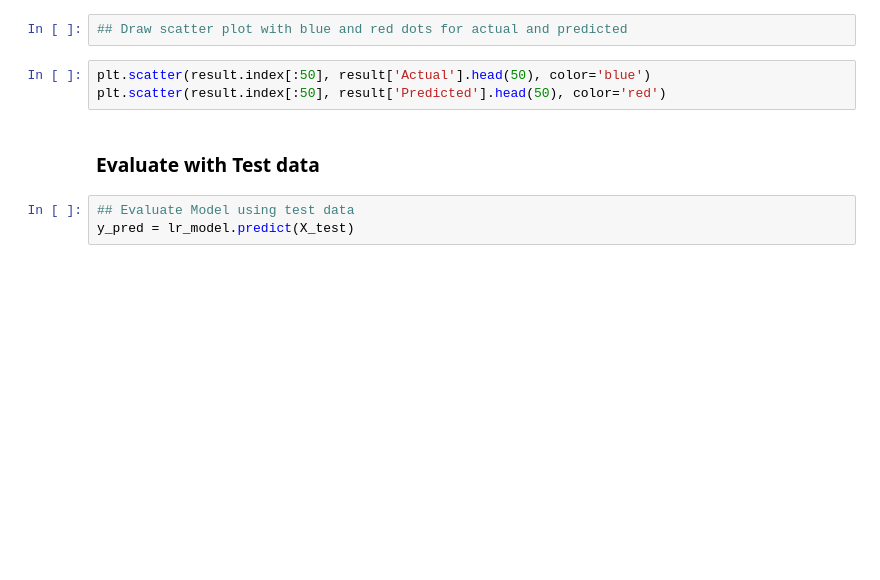
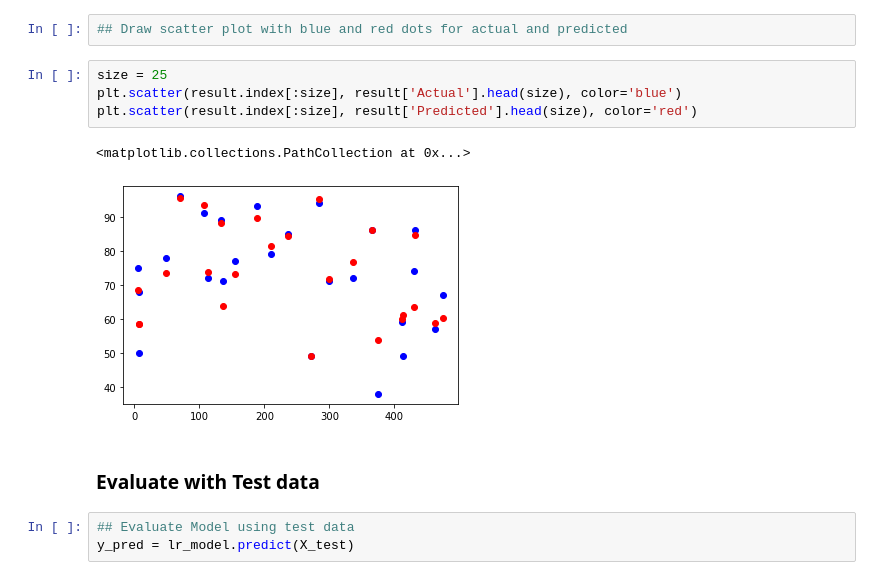
Before and after one commit to srikanthpragada/DS_28_SEP_2020, a Jupyter notebook: admission/admission.ipynb, the cells around one changed output. Drawn from its saved outputs; the diff is of its cells as text; blank space fills up the shorter version.

```diff
--- a/admission/admission.ipynb
+++ b/admission/admission.ipynb
@@ -251,8 +312,12 @@ result.head()
 # %%
 ## Draw scatter plot with blue and red dots for actual and predicted
 # %%
-plt.scatter(result.index[:50], result['Actual'].head(50), color='blue')
-plt.scatter(result.index[:50], result['Predicted'].head(50), color='red')
+size = 25
+plt.scatter(result.index[:size], result['Actual'].head(size), color='blue')
+plt.scatter(result.index[:size], result['Predicted'].head(size), color='red')
+# %% [output]
+<matplotlib.collections.PathCollection at 0x...>
+[figure, added]
 # %% [markdown]
 ### Evaluate with Test data
 # %%
```
Also changed, not shown: parts of 23 cells of this notebook.
